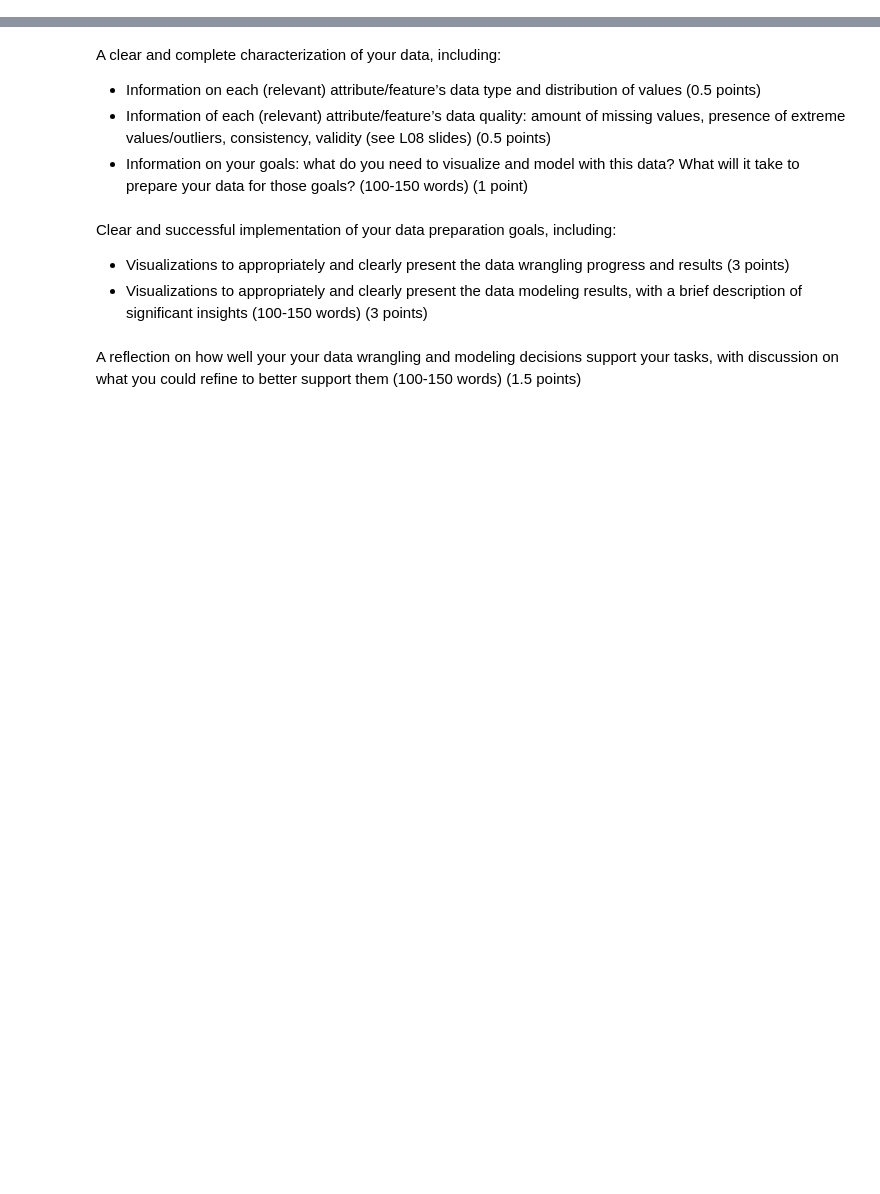
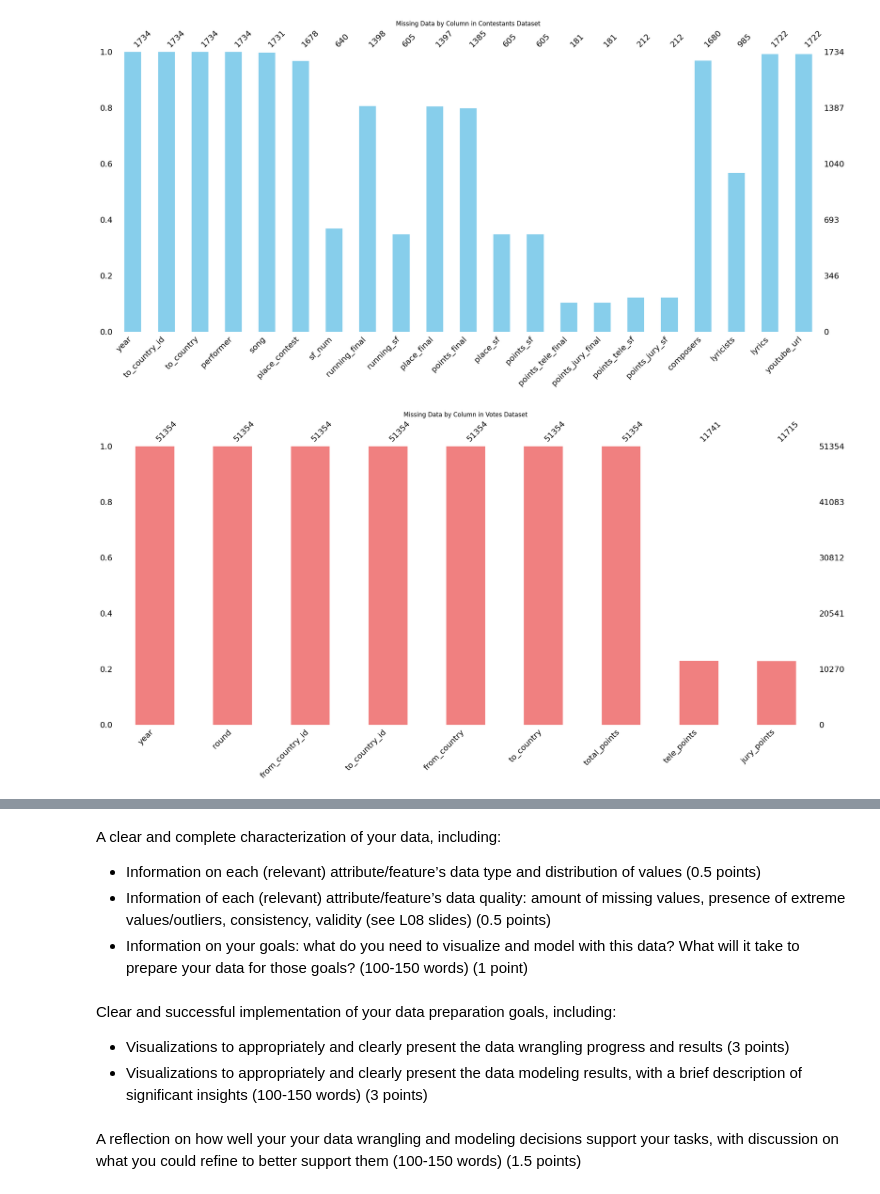
Before and after one commit to mikfre1/Eurotrash, a Jupyter notebook: data_review.ipynb, the cells around one changed output, grey strips where cells are left out. Saved outputs shown, nothing was run; the diff lists cells and outputs as text; code cells hidden in the pictures; blank space fills up the shorter version.

```diff
--- a/data_review.ipynb
+++ b/data_review.ipynb
@@ -16,0 +35,4 @@ Tool Task List: (ensures matches with list provided by video)
+# %%
+#Load Data
+contestant_df = pd.read_csv('dataset/contestants.csv')
+vote_df = pd.read_csv('dataset/votes.csv')
@@ -16,0 +157,14 @@ Tool Task List: (ensures matches with list provided by video)
+# %%
+# Visualize missing data with bar charts
+plt.figure(figsize=(10, 2))
+msno.bar(contestant_df, color='skyblue')
+plt.title("Missing Data by Column in Contestants Dataset")
+plt.show()
+
+plt.figure(figsize=(10, 2))
+msno.bar(vote_df, color='lightcoral')
+plt.title("Missing Data by Column in Votes Dataset")
+plt.show()
+# %% [output]
+[figure, added]
+[figure, added]
```
Also changed, not shown: parts of 28 cells of this notebook, 2 other files.
